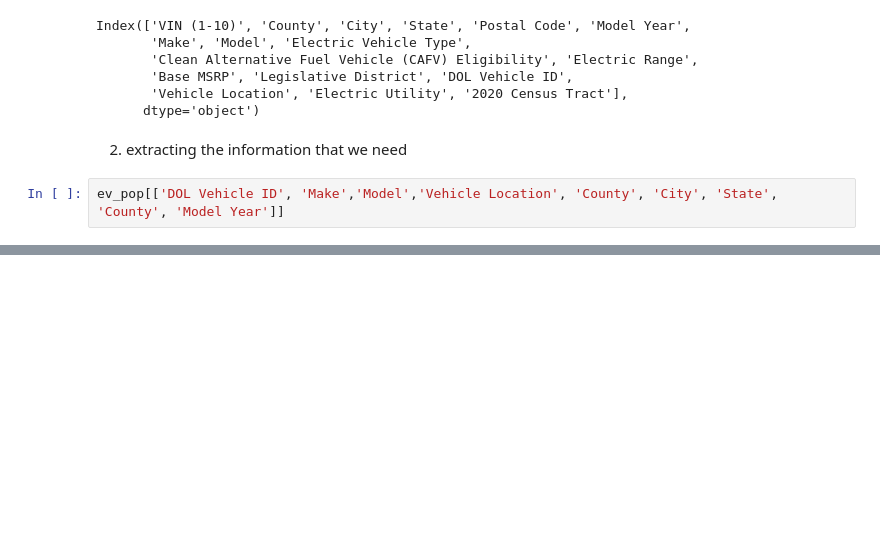
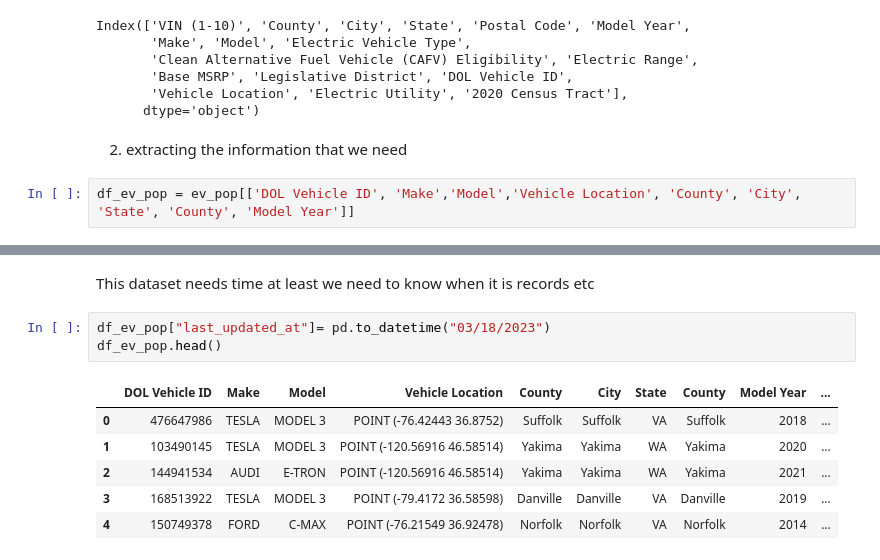
Before and after one commit to hicranA/partsUnlimitedDW, a Jupyter notebook: etl_ev_car_population.ipynb, the cells around one changed output, grey strips where cells are left out. Cells and saved outputs as stored; diff of their text form; blank space fills up the shorter version.

```diff
--- a/etl_ev_car_population.ipynb
+++ b/etl_ev_car_population.ipynb
@@ -30,4 +30,4 @@ Index(['VIN (1-10)', 'County', 'City', 'State', 'Postal Code', 'Model Year',
 # %% [markdown]
 2. extracting the information that we need
 # %%
-ev_pop[['DOL Vehicle ID', 'Make','Model','Vehicle Location', 'County', 'City', 'State', 'County', 'Model Year']]
+df_ev_pop = ev_pop[['DOL Vehicle ID', 'Make','Model','Vehicle Location', 'County', 'City', 'State', 'County', 'Model Year']]
@@ -47,0 +34,12 @@ ev_pop[['DOL Vehicle ID', 'Make','Model','Vehicle Location', 'County', 'City', '
+# %% [markdown]
+This dataset needs time at least we need to know when it is records etc
+# %%
+df_ev_pop["last_updated_at"]= pd.to_datetime("03/18/2023")
+df_ev_pop.head()
+# %% [output]
+|  | DOL Vehicle ID | Make | Model | Vehicle Location | County | City | State | County | Model Year | ... |
+| 0 | 476647986 | TESLA | MODEL 3 | POINT (-76.42443 36.8752) | Suffolk | Suffolk | VA | Suffolk | 2018 | ... |
+| 1 | 103490145 | TESLA | MODEL 3 | POINT (-120.56916 46.58514) | Yakima | Yakima | WA | Yakima | 2020 | ... |
+| 2 | 144941534 | AUDI | E-TRON | POINT (-120.56916 46.58514) | Yakima | Yakima | WA | Yakima | 2021 | ... |
+| 3 | 168513922 | TESLA | MODEL 3 | POINT (-79.4172 36.58598) | Danville | Danville | VA | Danville | 2019 | ... |
+| 4 | 150749378 | FORD | C-MAX | POINT (-76.21549 36.92478) | Norfolk | Norfolk | VA | Norfolk | 2014 | ... |
```
Also changed, not shown: parts of 37 cells of this notebook.
